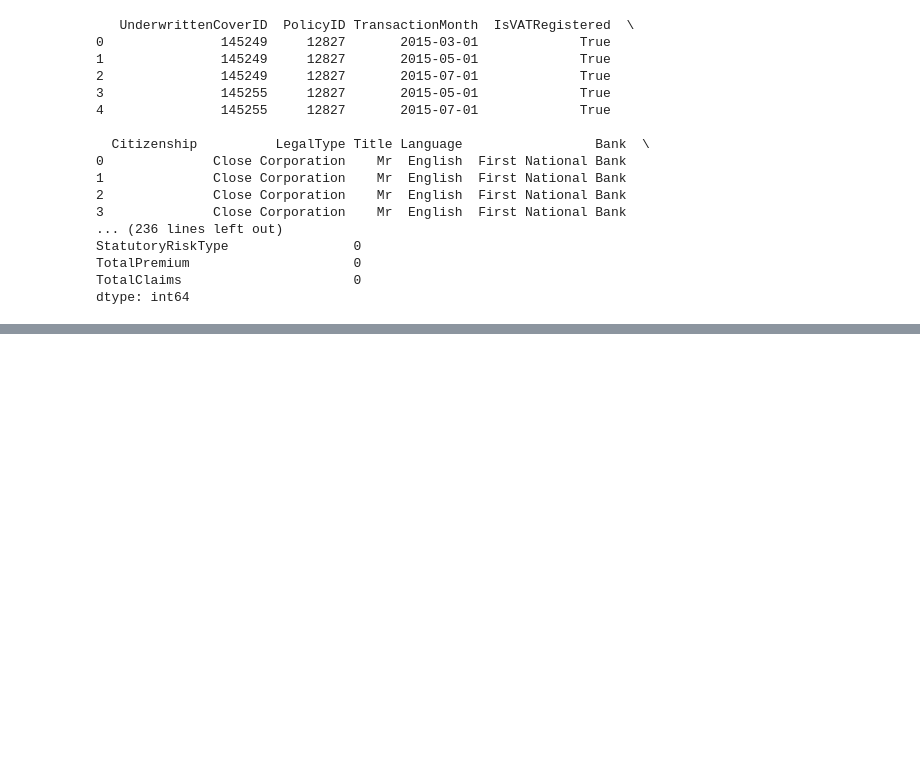
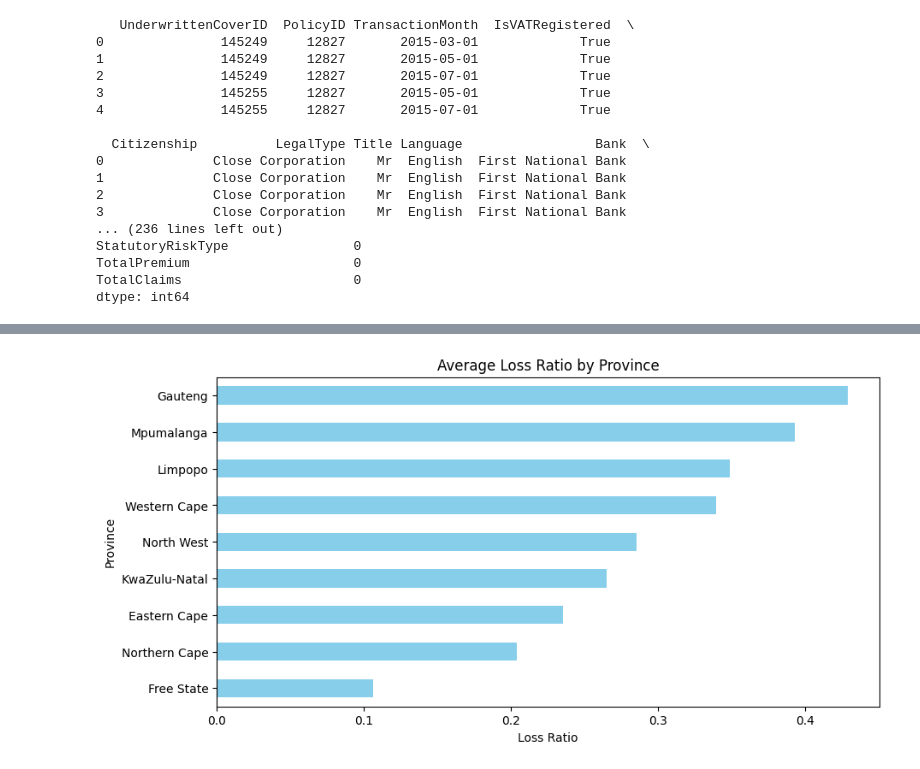
Before and after one commit to AmhaBK/insurance-risk-analytics, a Jupyter notebook: notebooks/eda.ipynb, the cells around one changed output, grey strips where cells are left out. Cells and saved outputs as stored; diff of their text form; code cells hidden in the pictures; blank space fills up the shorter version.

```diff
--- a/notebooks/eda.ipynb
+++ b/notebooks/eda.ipynb
@@ -108,0 +168,13 @@ df['LossRatio'] = df['TotalClaims'] / df['TotalPremium']
+# %%
+#  Visualize Loss Ratio by Province
+
+province_loss = df.groupby('Province')['LossRatio'].mean().sort_values()
+
+plt.figure(figsize=(10, 5))
+province_loss.plot(kind='barh', color='skyblue')
+plt.title('Average Loss Ratio by Province')
+plt.xlabel('Loss Ratio')
+plt.ylabel('Province')
+plt.show()
+# %% [output]
+[figure, added]
```
Also changed, not shown: parts of 12 cells of this notebook.
